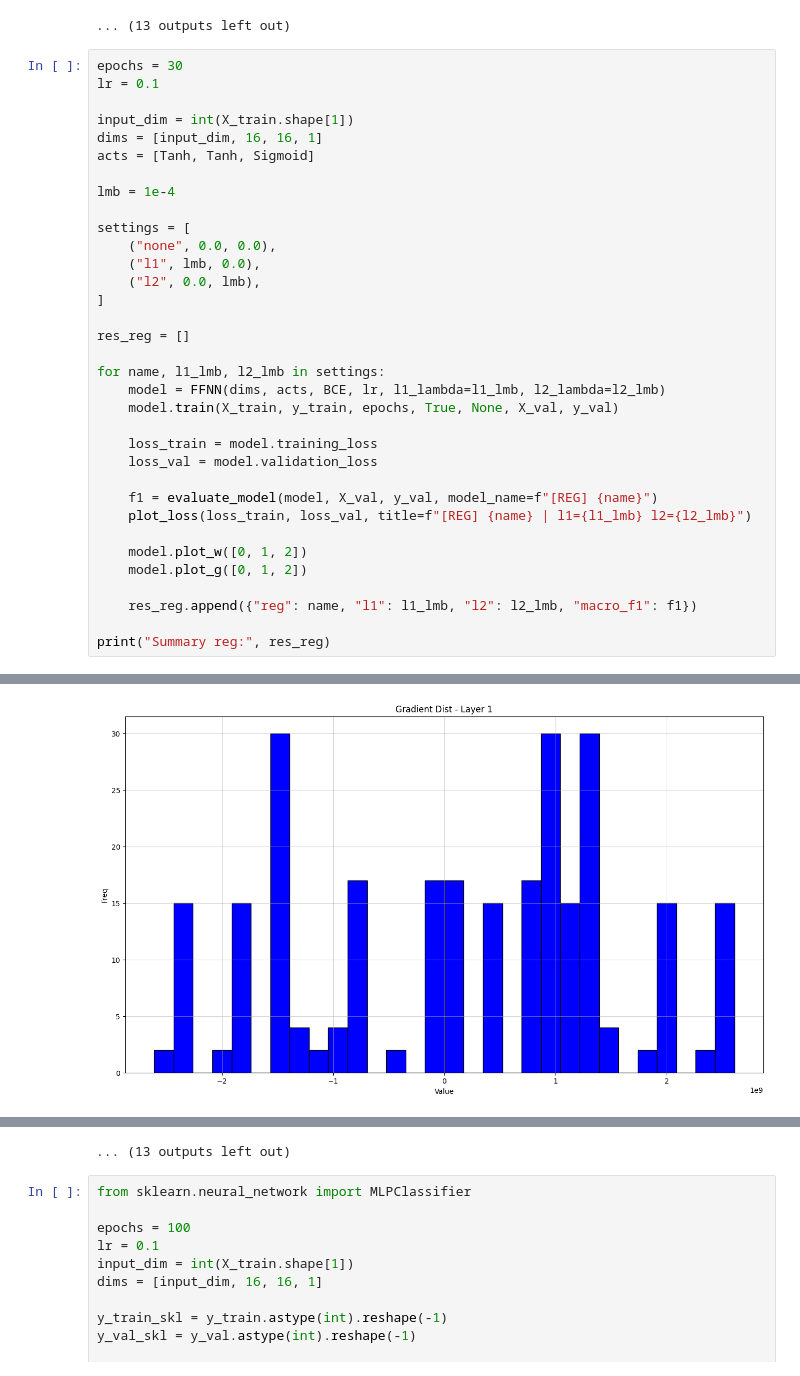
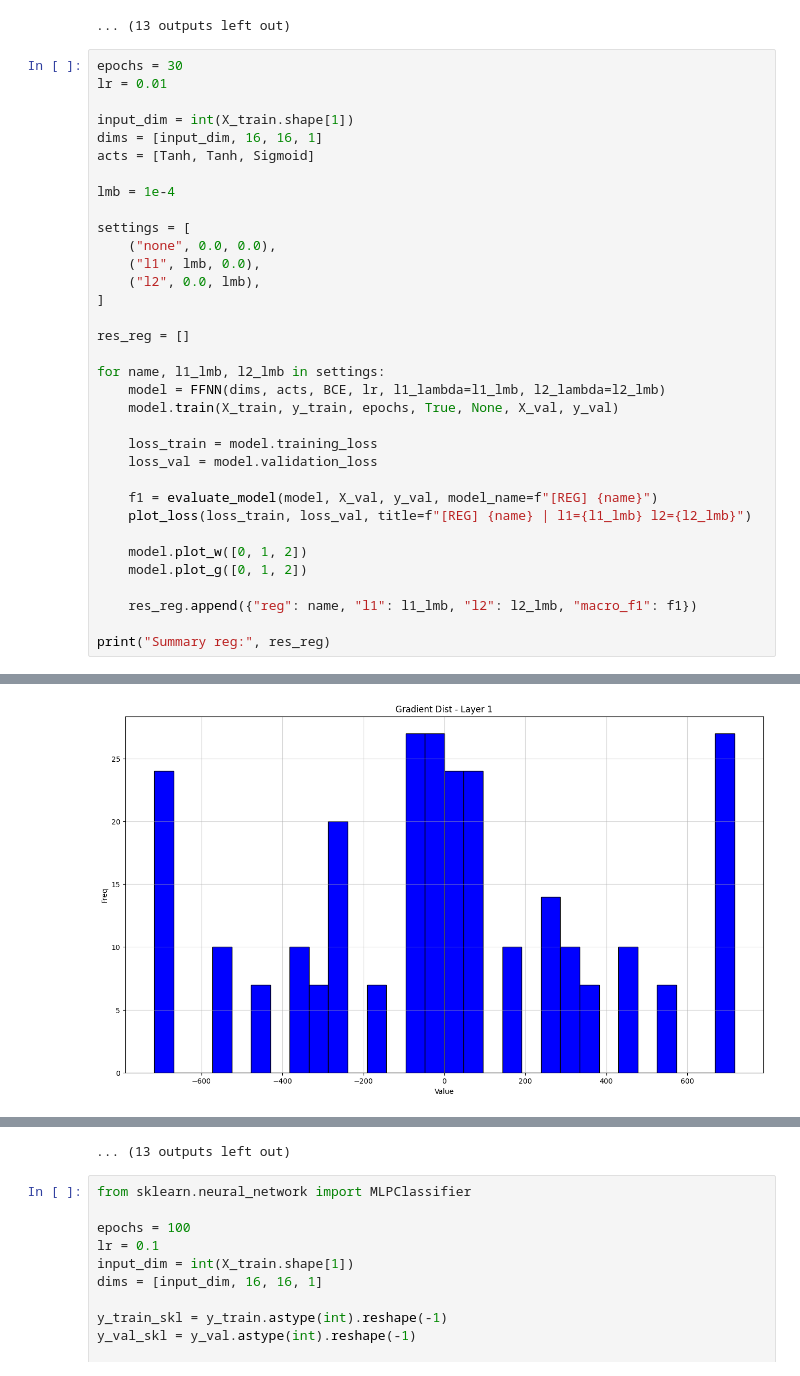
Before and after one commit to FaqihMSY/FFNN-from-scratch, a Jupyter notebook: main.ipynb, the cells around one changed output, grey strips where cells are left out. Cells and saved outputs as stored; diff of their text form.

```diff
--- a/main.ipynb
+++ b/main.ipynb
@@ -499,7 +499,7 @@ not placed (0)       0.66      0.63      0.65       775
 ... (13 outputs left out)
 # %%
 epochs = 30
-lr = 0.1
+lr = 0.01
 
 input_dim = int(X_train.shape[1])
 dims = [input_dim, 16, 16, 1]
@@ -553 +553 @@ not placed (0)       0.46      0.39      0.42       775
-[figure, old version]
+[figure, new version]
```
Also changed, not shown: parts of 1 cell of this notebook.
